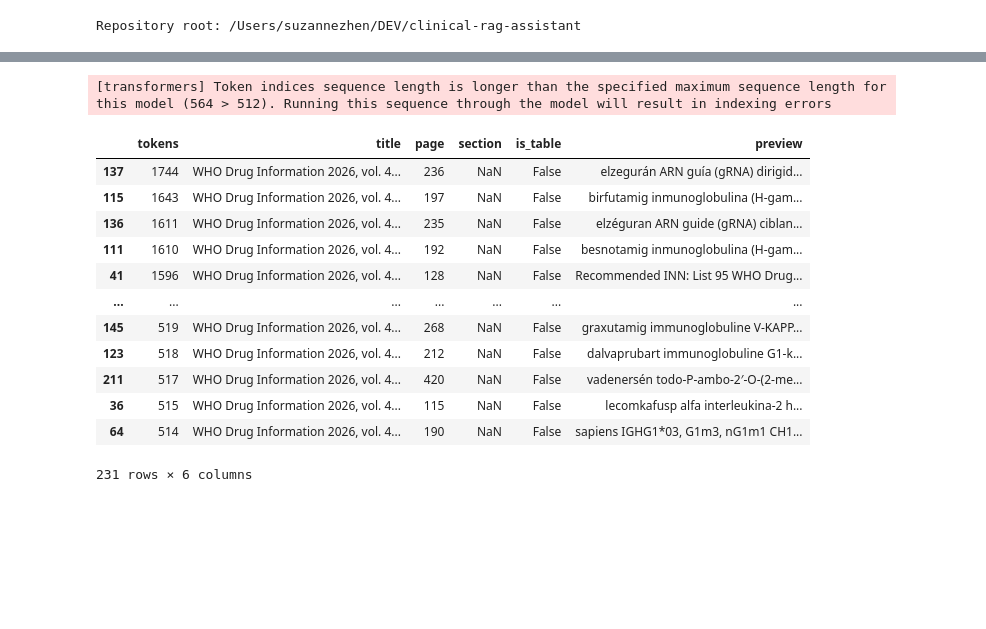
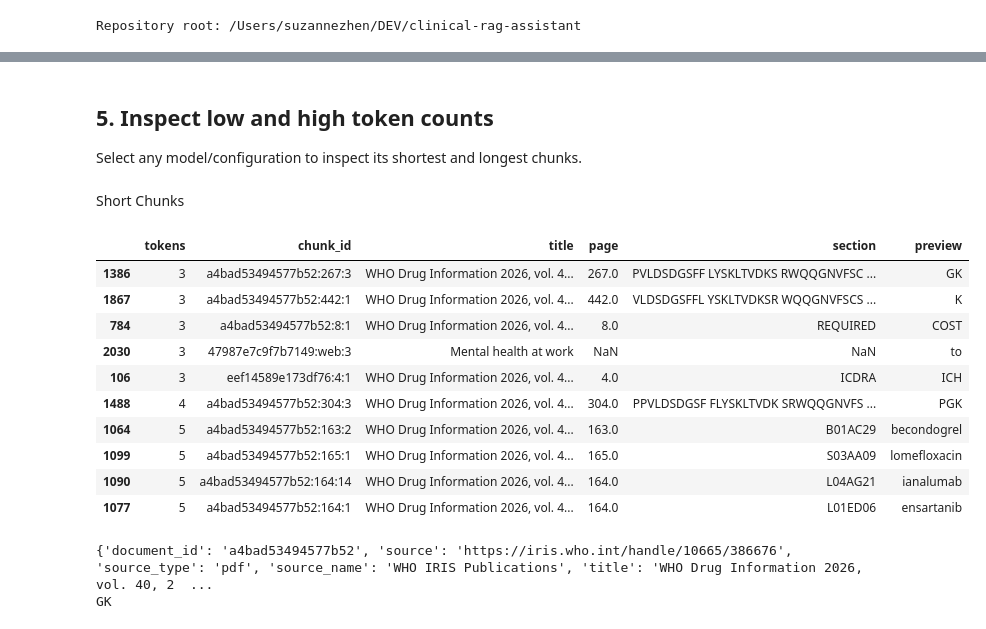
Before and after one commit to suzzyzhen/clinical-rag-assistant, a Jupyter notebook: notebooks/chunking_and_embedding_analysis.ipynb, the cells around one changed output, grey strips where cells are left out. Drawn from its saved outputs; the diff is of its cells as text; code cells hidden in the pictures; blank space fills up the shorter version.

```diff
--- a/notebooks/chunking_and_embedding_analysis.ipynb
+++ b/notebooks/chunking_and_embedding_analysis.ipynb
@@ -165,48 +253,35 @@ Large chunks are often Drug Information molecular entries, tables, or list-heavy
+# %% [markdown]
+## 5. Inspect low and high token counts
+
+Select any model/configuration to inspect its shortest and longest chunks.
+# %%
+INSPECTION_RUN = 'pubmedbert_section_450'
+inspection_run = next(run for run in CHUNKER_RUNS if run['name'] == INSPECTION_RUN)
+inspection_chunks = chunks_by_run[INSPECTION_RUN]
+inspection_model = models[inspection_run['model']]
+# %% [markdown]
+Short Chunks
 # %%
-# Change these two values to inspect a different model/configuration.
-INSPECTION_MODEL = 'PubMedBERT embeddings'
-INSPECTION_CONFIG = (200, 40)
-
-inspection_model = load_embedding_model(MODEL_NAMES[INSPECTION_MODEL])
-inspection_chunks = chunks_by_config[INSPECTION_CONFIG]
-
-oversized = []
-for chunk in inspection_chunks:
-    length = token_count(chunk.page_content, inspection_model.tokenizer)
-    if length > inspection_model.max_seq_length:
-        oversized.append((chunk, length))
-
-oversized_report = pd.DataFrame([
-    {
-        'tokens': length,
-        'title': chunk.metadata.get('title'),
-        'page': chunk.metadata.get('page_number'),
-        'section': chunk.metadata.get('section_title'),
-        'is_table': '[TABLE]' in chunk.page_content,
-        'preview': chunk.page_content[:250].replace('\n', ' '),
-    }
-    for chunk, length in oversized
-])
-display(oversized_report.sort_values('tokens', ascending=False))
-
-# Show one complete example. Change 0 to inspect another oversized chunk.
-if oversized:
-    example_chunk, example_length = oversized[0]
-    print(f'Tokens: {example_length}')
-    print(example_chunk.metadata)
-    print(example_chunk.page_content)
+inspection_report_short = pd.DataFrame([{
+    'tokens': token_count(chunk.page_content, inspection_model.tokenizer), 'chunk_id': chunk.metadata['chunk_id'],
+    'title': chunk.metadata.get('title'), 'page': chunk.metadata.get('page_number'),
+    'section': chunk.metadata.get('section_title'), 'preview': chunk.page_content[:250].replace('\\n', ' '),
+} for chunk in inspection_chunks]).sort_values('tokens', ascending=True)
+display(inspection_report_short.head(10))
+example = inspection_chunks[inspection_report_short.index[0]]
+print(example.metadata)
+print(example.page_content)
 # %% [output]
+|  | tokens | chunk_id | title | page | section | preview |
+| 1386 | 3 | a4bad53494577b52:267:3 | WHO Drug Information 2026, vol. 4... | 267.0 | PVLDSDGSFF LYSKLTVDKS RWQQGNVFSC ... | GK |
+| 1867 | 3 | a4bad53494577b52:442:1 | WHO Drug Information 2026, vol. 4... | 442.0 | VLDSDGSFFL YSKLTVDKSR WQQGNVFSCS ... | K |
+| 784 | 3 | a4bad53494577b52:8:1 | WHO Drug Information 2026, vol. 4... | 8.0 | REQUIRED | COST |
+| 2030 | 3 | 47987e7c9f7b7149:web:3 | Mental health at work | NaN | NaN | to |
+| 106 | 3 | eef14589e173df76:4:1 | WHO Drug Information 2026, vol. 4... | 4.0 | ICDRA | ICH |
+| 1488 | 4 | a4bad53494577b52:304:3 | WHO Drug Information 2026, vol. 4... | 304.0 | PPVLDSDGSF FLYSKLTVDK SRWQQGNVFS ... | PGK |
+| 1064 | 5 | a4bad53494577b52:163:2 | WHO Drug Information 2026, vol. 4... | 163.0 | B01AC29 | becondogrel |
+| 1099 | 5 | a4bad53494577b52:165:1 | WHO Drug Information 2026, vol. 4... | 165.0 | S03AA09 | lomefloxacin |
+| 1090 | 5 | a4bad53494577b52:164:14 | WHO Drug Information 2026, vol. 4... | 164.0 | L04AG21 | ianalumab |
+| 1077 | 5 | a4bad53494577b52:164:1 | WHO Drug Information 2026, vol. 4... | 164.0 | L01ED06 | ensartanib |
-[transformers] Token indices sequence length is longer than the specified maximum sequence length for this model (564 > 512). Running this sequence through the model will result in indexing errors
+{'document_id': 'a4bad53494577b52', 'source': 'https://iris.who.int/handle/10665/386676', 'source_type': 'pdf', 'source_name': 'WHO IRIS Publications', 'title': 'WHO Drug Information 2026, vol. 40, 2  ...
+GK
-|  | tokens | title | page | section | is_table | preview |
-| 137 | 1744 | WHO Drug Information 2026, vol. 4... | 236 | NaN | False | elzegurán ARN guía (gRNA) dirigid... |
-| 115 | 1643 | WHO Drug Information 2026, vol. 4... | 197 | NaN | False | birfutamig inmunoglobulina (H-gam... |
-| 136 | 1611 | WHO Drug Information 2026, vol. 4... | 235 | NaN | False | elzéguran ARN guide (gRNA) ciblan... |
-| 111 | 1610 | WHO Drug Information 2026, vol. 4... | 192 | NaN | False | besnotamig inmunoglobulina (H-gam... |
-| 41 | 1596 | WHO Drug Information 2026, vol. 4... | 128 | NaN | False | Recommended INN: List 95 WHO Drug... |
-| ... | ... | ... | ... | ... | ... | ... |
-| 145 | 519 | WHO Drug Information 2026, vol. 4... | 268 | NaN | False | graxutamig immunoglobuline V-KAPP... |
-| 123 | 518 | WHO Drug Information 2026, vol. 4... | 212 | NaN | False | dalvaprubart immunoglobuline G1-k... |
-| 211 | 517 | WHO Drug Information 2026, vol. 4... | 420 | NaN | False | vadenersén todo-P-ambo-2′-O-(2-me... |
-| 36 | 515 | WHO Drug Information 2026, vol. 4... | 115 | NaN | False | lecomkafusp alfa interleukina-2 h... |
-| 64 | 514 | WHO Drug Information 2026, vol. 4... | 190 | NaN | False | sapiens IGHG1*03, G1m3, nG1m1 CH1... |
-231 rows × 6 columns
```
Also changed, not shown: parts of 26 cells of this notebook, 1 other file.
